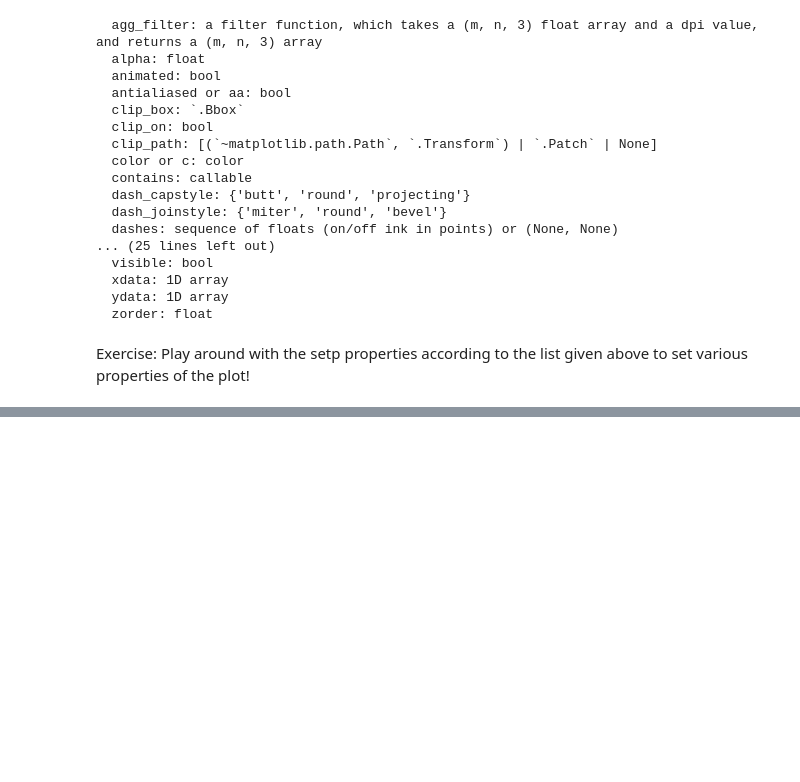
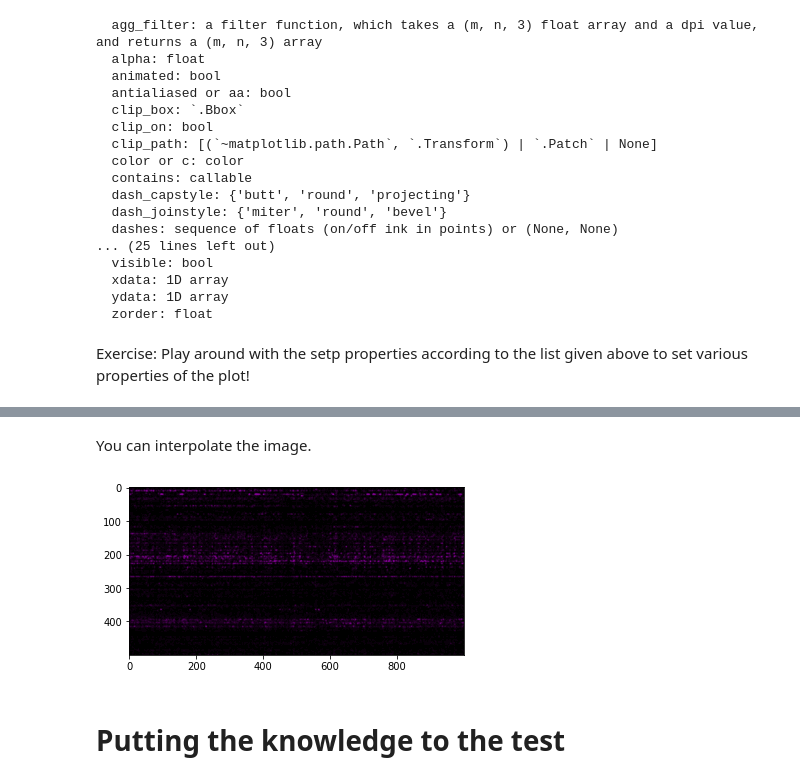
Before and after one commit to mariakesa/MatplotlibForNeuroscientists, a Jupyter notebook: StringerEtAl2018.ipynb, the cells around one changed output, grey strips where cells are left out. Drawn from its saved outputs; the diff is of its cells as text; code cells hidden in the pictures; blank space fills up the shorter version.

Commit message:
Interpolation

```diff
--- a/StringerEtAl2018.ipynb
+++ b/StringerEtAl2018.ipynb
@@ -204,0 +216,9 @@ Exercise: Play around with the setp properties according to the list given above
+# %% [markdown]
+You can interpolate the image.
+# %%
+imgplot=plt.imshow(resp[:1000,:500].T,interpolation='bicubic')
+imgplot.set_cmap('nipy_spectral')
+# %% [output]
+[figure, added]
+# %% [markdown]
+# Putting the knowledge to the test
```
Also changed, not shown: parts of 5 cells of this notebook.
